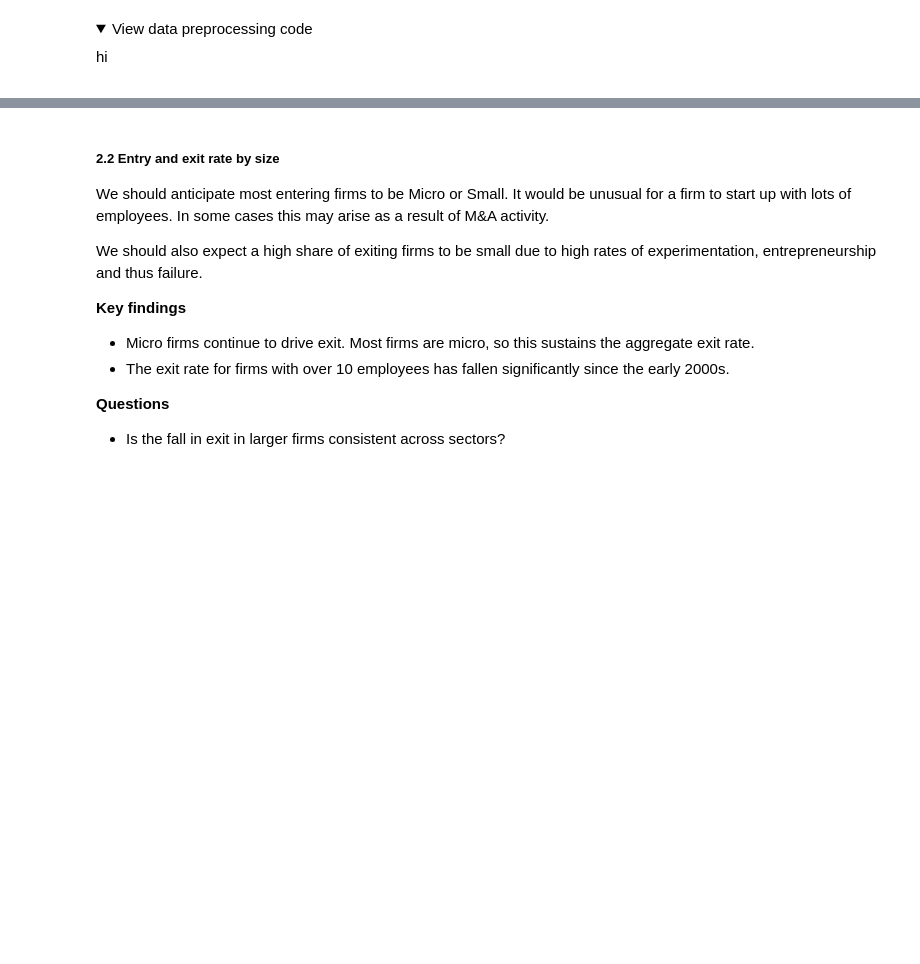
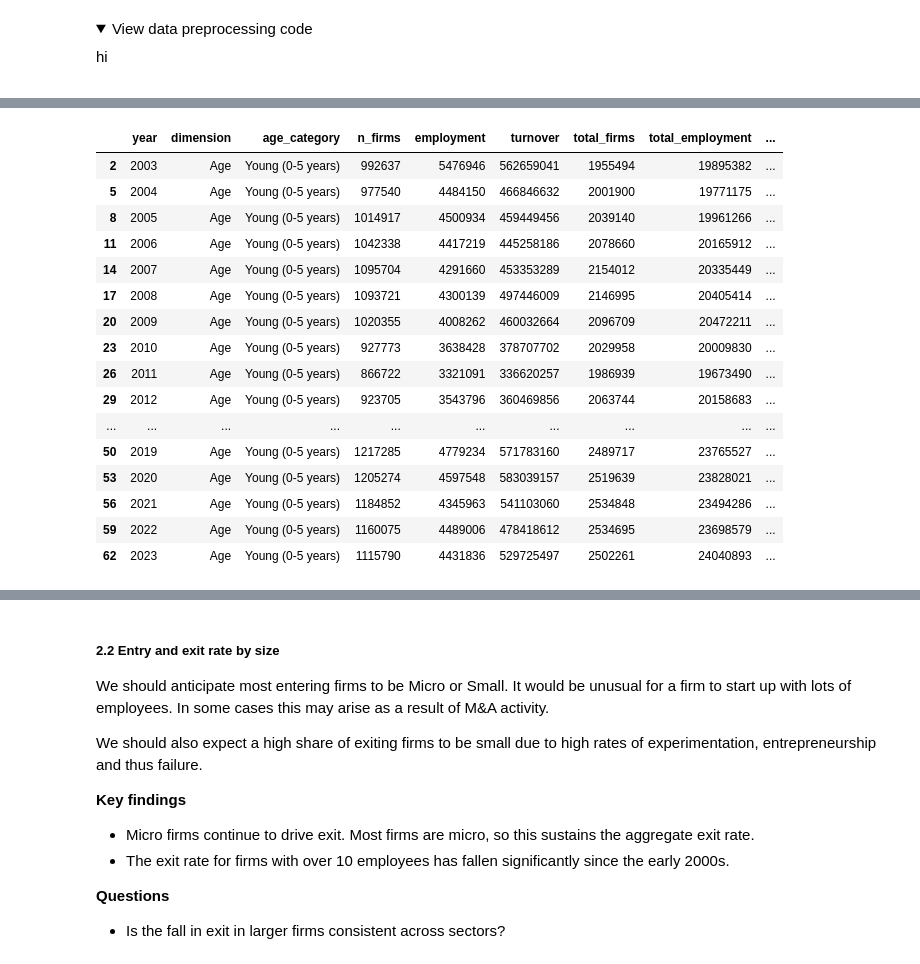
Before and after one commit to shepherdwill/shepherdwill.github.io, a Jupyter notebook: CEP Dynamism Project/Scripts/BSD_dynamism_exploration.ipynb, the cells around one changed output, grey strips where cells are left out. Cells and saved outputs as stored; diff of their text form; code cells hidden in the pictures; folded sections open; blank space fills up the shorter version.

```diff
--- a/CEP Dynamism Project/Scripts/BSD_dynamism_exploration.ipynb
+++ b/CEP Dynamism Project/Scripts/BSD_dynamism_exploration.ipynb
@@ -231,0 +256,37 @@ basic_facts_chart = n_firm_chart | emp_chart | turnover_chart | productivity_cha
+# %%
+# Contribution of young firms (firm share and employment share)
+age_population_df = population_df[population_df['dimension']=='Age']
+
+age_population_df = age_population_df[age_population_df['year'] >=2004]
+
+# Combine new and young firms to create new 0-5 category
+age_population_df['age_category'] = age_population_df['category'].replace({'New (0-2 years)': 'Young (0-5 years)', 'Young (3-5 years)': 'Young (0-5 years)'})
+age_population_df = age_population_df.groupby(['year', 'dimension', 'age_category']).agg({'n_firms':'sum', 'employment':'sum', 'turnover':'sum'}).reset_index()
+
+# Calculate share of total firms, employment, and turnover for each age category
+age_population_df['total_firms'] = age_population_df.groupby('year')['n_firms'].transform('sum')
+age_population_df['total_employment'] = age_population_df.groupby('year')['employment'].transform('sum')
+age_population_df['total_turnover'] = age_population_df.groupby('year')['turnover'].transform('sum')
+
+age_population_df['share_of_firms'] = age_population_df['n_firms'] / age_population_df['total_firms']
+age_population_df['share_of_employment'] = age_population_df['employment'] / age_population_df['total_employment']
+age_population_df['share_of_turnover'] = age_population_df['turnover'] / age_population_df['total_turnover']
+
+# Plot just the young firm share
+young_firm_contribution_df = age_population_df[age_population_df['age_category']=='Young (0-5 years)']
+young_firm_chart = alt.Chart(young_firm_contribution_df).mark_line().encode(
+    x=alt.X('year:O', axis=alt.Axis(labelExpr="datum.value % 2 != 0 ? datum.label : ''",
+             labelAngle=0)),
+    y=alt.Y('share_of_firms:Q', axis=alt.Axis(format='%'), title='Share of firms that are young (0-5 years)'),
+)
+
+young_emp_chart = alt.Chart(young_firm_contribution_df).mark_line().encode(
+    x=alt.X('year:O', axis=alt.Axis(labelExpr="datum.value % 2 != 0 ? datum.label : ''",
+             labelAngle=0)),
+    y=alt.Y('share_of_employment:Q', axis=alt.Axis(format='%'), title='Share of employment in young firms (0-5 years)'),
+)
+
+young_activity_chart = young_firm_chart | young_emp_chart
+display(young_activity_chart)
+
+#young_activity_chart.save(chart_path / 'Descriptive paper/Composition/BSD_young_firm_contribution.png', scale_factor=2.0)
@@ -231,0 +295,20 @@ basic_facts_chart = n_firm_chart | emp_chart | turnover_chart | productivity_cha
+# %%
+age_population_df[age_population_df['age_category']=='Young (0-5 years)']
+# %% [output]
+|  | year | dimension | age_category | n_firms | employment | turnover | total_firms | total_employment | ... |
+| 2 | 2003 | Age | Young (0-5 years) | 992637 | 5476946 | 562659041 | 1955494 | 19895382 | ... |
+| 5 | 2004 | Age | Young (0-5 years) | 977540 | 4484150 | 466846632 | 2001900 | 19771175 | ... |
+| 8 | 2005 | Age | Young (0-5 years) | 1014917 | 4500934 | 459449456 | 2039140 | 19961266 | ... |
+| 11 | 2006 | Age | Young (0-5 years) | 1042338 | 4417219 | 445258186 | 2078660 | 20165912 | ... |
+| 14 | 2007 | Age | Young (0-5 years) | 1095704 | 4291660 | 453353289 | 2154012 | 20335449 | ... |
+| 17 | 2008 | Age | Young (0-5 years) | 1093721 | 4300139 | 497446009 | 2146995 | 20405414 | ... |
+| 20 | 2009 | Age | Young (0-5 years) | 1020355 | 4008262 | 460032664 | 2096709 | 20472211 | ... |
+| 23 | 2010 | Age | Young (0-5 years) | 927773 | 3638428 | 378707702 | 2029958 | 20009830 | ... |
+| 26 | 2011 | Age | Young (0-5 years) | 866722 | 3321091 | 336620257 | 1986939 | 19673490 | ... |
+| 29 | 2012 | Age | Young (0-5 years) | 923705 | 3543796 | 360469856 | 2063744 | 20158683 | ... |
+| ... | ... | ... | ... | ... | ... | ... | ... | ... | ... |
+| 50 | 2019 | Age | Young (0-5 years) | 1217285 | 4779234 | 571783160 | 2489717 | 23765527 | ... |
+| 53 | 2020 | Age | Young (0-5 years) | 1205274 | 4597548 | 583039157 | 2519639 | 23828021 | ... |
+| 56 | 2021 | Age | Young (0-5 years) | 1184852 | 4345963 | 541103060 | 2534848 | 23494286 | ... |
+| 59 | 2022 | Age | Young (0-5 years) | 1160075 | 4489006 | 478418612 | 2534695 | 23698579 | ... |
+| 62 | 2023 | Age | Young (0-5 years) | 1115790 | 4431836 | 529725497 | 2502261 | 24040893 | ... |
```
Also changed, not shown: parts of 135 cells of this notebook, 46 other files.
